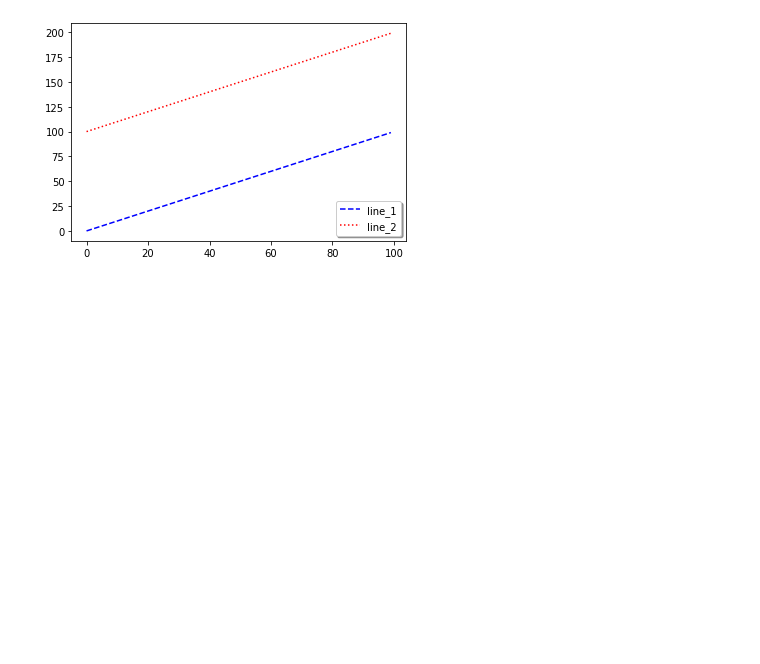
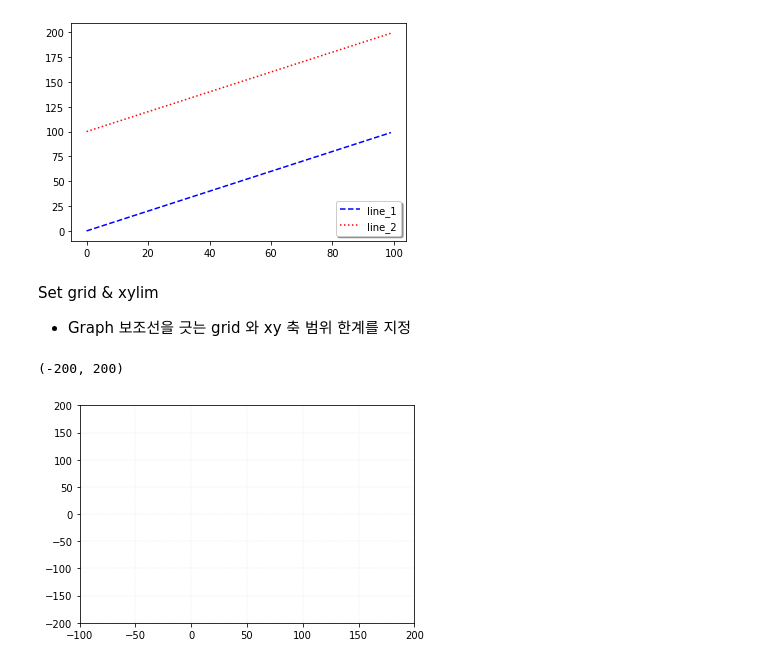
Before and after one commit to enriver/Boost_Course, a Jupyter notebook: 머신러닝을 위한 파이썬/Visualization_matplotlib.ipynb, the cells around one changed output. Saved outputs shown, nothing was run; the diff lists cells and outputs as text; code cells hidden in the pictures; blank space fills up the shorter version.

```diff
--- a/머신러닝을 위한 파이썬/Visualization_matplotlib.ipynb
+++ b/머신러닝을 위한 파이썬/Visualization_matplotlib.ipynb
@@ -117,3 +117,14 @@ plt.legend(shadow=True, fancybox=True, loc='lower right')
 # %% [output]
 <matplotlib.legend.Legend at 0x...>
 [figure]
+# %% [markdown]
+Set grid & xylim
+
+- Graph 보조선을 긋는 grid 와 xy 축 범위 한계를 지정
+# %%
+plt.grid(True, lw=0.4, ls='--',c='.90')
+plt.xlim(-100,200)
+plt.ylim(-200,200)
+# %% [output]
+(-200, 200)
+[figure, added]
```
Also changed, not shown: parts of 13 cells of this notebook.
